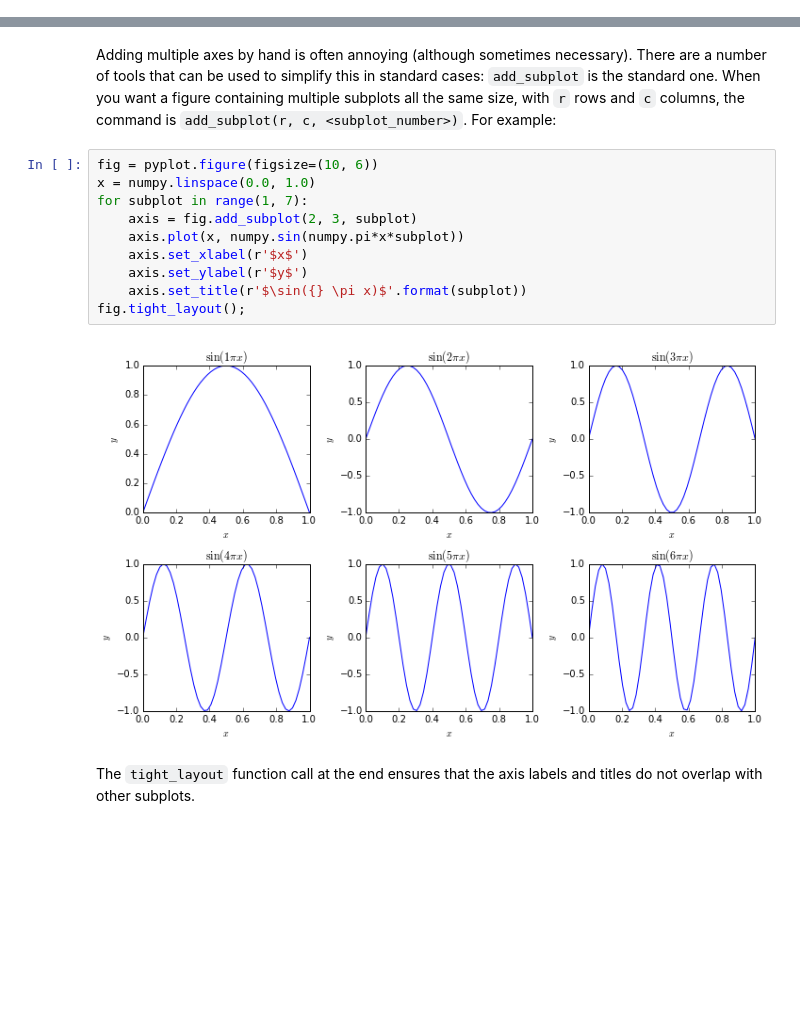
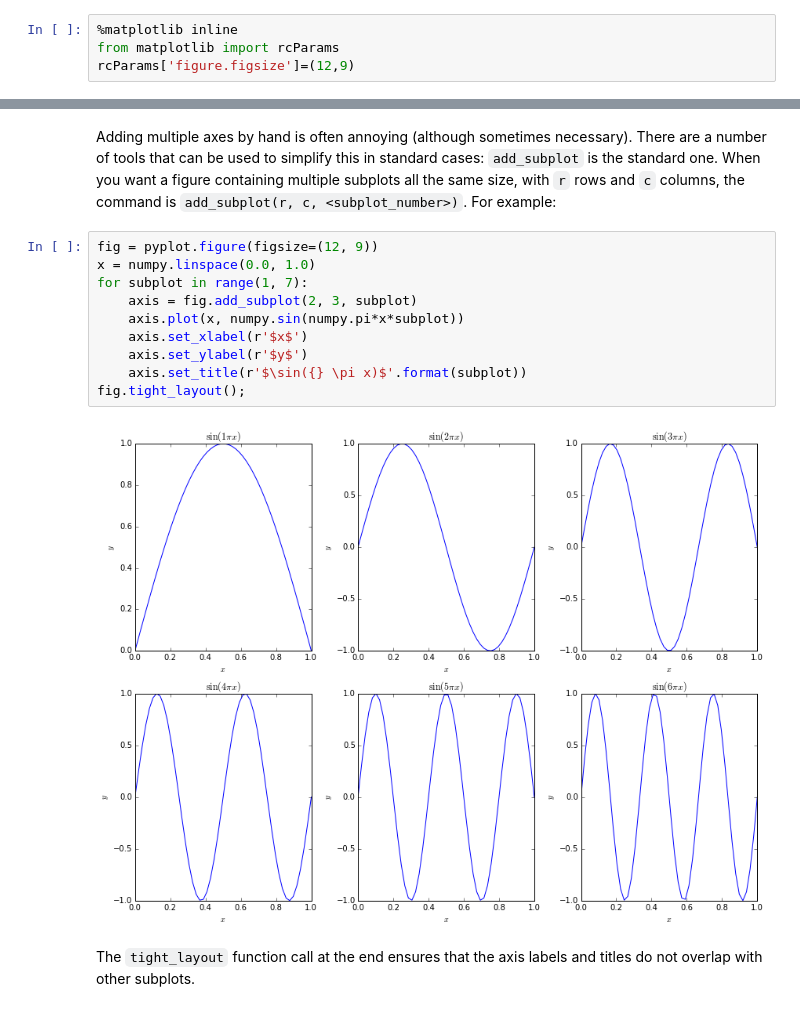
Before and after one commit to IanHawke/maths-with-python, a Jupyter notebook: 06-numpy-plotting.ipynb, the cells around one changed output, grey strips where cells are left out. Saved outputs shown, nothing was run; the diff lists cells and outputs as text; blank space fills up the shorter version.

Commit message:
Change figure sizes.
This ensures that the rendered plots when converted to the pdf will look clear.

```diff
--- a/06-numpy-plotting.ipynb
+++ b/06-numpy-plotting.ipynb
@@ -145,3 +143,7 @@ from matplotlib import pyplot
+# %%
+%matplotlib inline
+from matplotlib import rcParams
+rcParams['figure.figsize']=(12,9)
 # %%
 x = numpy.linspace(0, 2.0)
 y = numpy.sin(numpy.pi*x)**2
@@ -242,17 +244,17 @@ fig
 # %% [markdown]
 Adding multiple axes by hand is often annoying (although sometimes necessary). There are a number of tools that can be used to simplify this in standard cases: `add_subplot` is the standard one. When you want a figure containing multiple subplots all the same size, with `r` rows and `c` columns, the command is `add_subplot(r, c, <subplot_number>)`. For example:
 # %%
-fig = pyplot.figure(figsize=(10, 6))
+fig = pyplot.figure(figsize=(12, 9))
 x = numpy.linspace(0.0, 1.0)
 for subplot in range(1, 7):
     axis = fig.add_subplot(2, 3, subplot)
     axis.plot(x, numpy.sin(numpy.pi*x*subplot))
     axis.set_xlabel(r'$x$')
     axis.set_ylabel(r'$y$')
     axis.set_title(r'$\sin({} \pi x)$'.format(subplot))
 fig.tight_layout();
 # %% [output]
-[figure, old version]
+[figure, new version]
 # %% [markdown]
 The `tight_layout` function call at the end ensures that the axis labels and titles do not overlap with other subplots.
 # %% [markdown]
```
Also changed, not shown: parts of 15 cells of this notebook, 3 other files.
